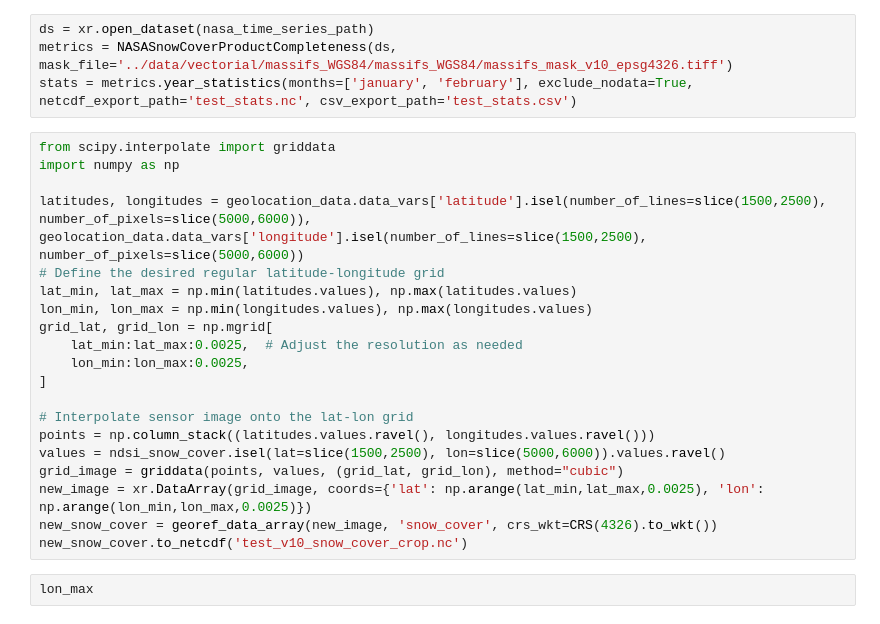
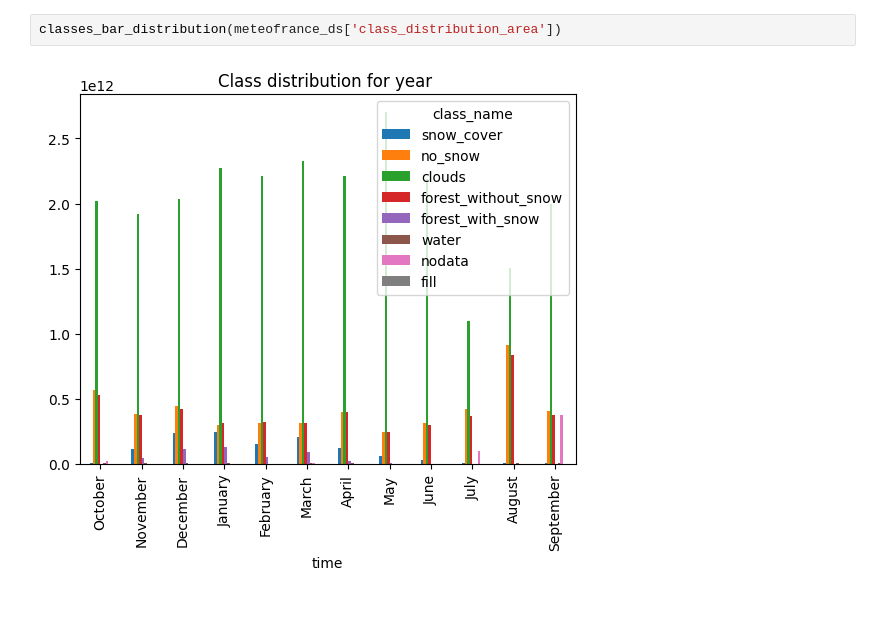
Before and after one commit to nicolaimpe/viirsnow, a Jupyter notebook: notebooks/viirs_snow_products_comparison.ipynb, the cells around one changed output. Drawn from its saved outputs; the diff is of its cells as text.

```diff
--- a/notebooks/viirs_snow_products_comparison.ipynb
+++ b/notebooks/viirs_snow_products_comparison.ipynb
@@ -100,26 +43,4 @@ metrics = MeteoFranceSnowCoverProductCompleteness(ds, mask_file='../data/vectori
-# %%
-ds = xr.open_dataset(nasa_time_series_path)
-metrics = NASASnowCoverProductCompleteness(ds, mask_file='../data/vectorial/massifs_WGS84/massifs_WGS84/massifs_mask_v10_epsg4326.tiff')
-stats = metrics.year_statistics(months=['january', 'february'], exclude_nodata=True, netcdf_export_path='test_stats.nc', csv_export_path='test_stats.csv')
-# %%
-from scipy.interpolate import griddata
-import numpy as np
-
-latitudes, longitudes = geolocation_data.data_vars['latitude'].isel(number_of_lines=slice(1500,2500), number_of_pixels=slice(5000,6000)), geolocation_data.data_vars['longitude'].isel(number_of_lines=slice(1500,2500), number_of_pixels=slice(5000,6000))
-# Define the desired regular latitude-longitude grid
-lat_min, lat_max = np.min(latitudes.values), np.max(latitudes.values)
-lon_min, lon_max = np.min(longitudes.values), np.max(longitudes.values)
-grid_lat, grid_lon = np.mgrid[
-    lat_min:lat_max:0.0025,  # Adjust the resolution as needed
-    lon_min:lon_max:0.0025,
-]
-
-# Interpolate sensor image onto the lat-lon grid
-points = np.column_stack((latitudes.values.ravel(), longitudes.values.ravel()))
-values = ndsi_snow_cover.isel(lat=slice(1500,2500), lon=slice(5000,6000)).values.ravel()
-grid_image = griddata(points, values, (grid_lat, grid_lon), method="cubic")
-new_image = xr.DataArray(grid_image, coords={'lat': np.arange(lat_min,lat_max,0.0025), 'lon': np.arange(lon_min,lon_max,0.0025)})
-new_snow_cover = georef_data_array(new_image, 'snow_cover', crs_wkt=CRS(4326).to_wkt())
-new_snow_cover.to_netcdf('test_v10_snow_cover_crop.nc')
-# %%
-lon_max
+# %%
+classes_bar_distribution(meteofrance_ds['class_distribution_area'])
+# %% [output]
+[figure, added]
```
Also changed, not shown: parts of 15 cells of this notebook, 2 other files.
